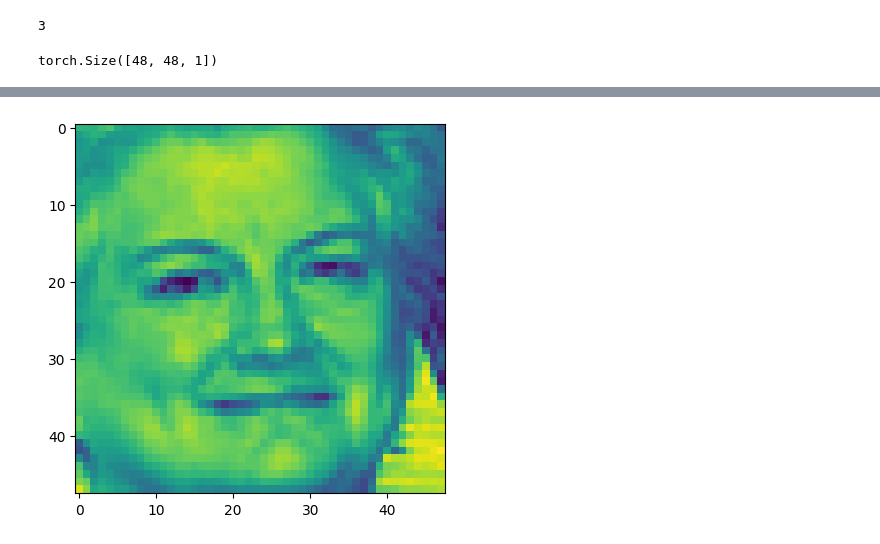
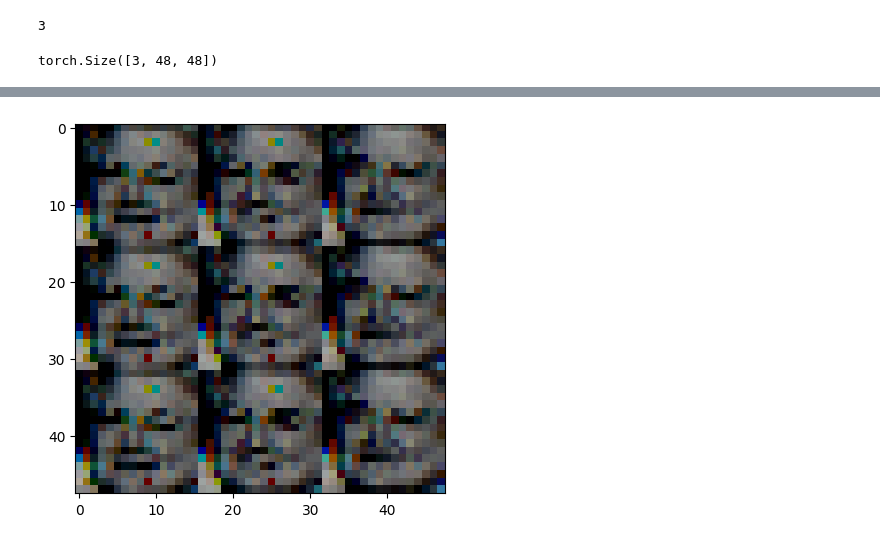
Before and after one commit to brainmentorspvtltd/IGDTU_PyTorchTraining, a Jupyter notebook: IG_FER_PyTorch.ipynb, the cells around one changed output, grey strips where cells are left out. Drawn from its saved outputs; the diff is of its cells as text; code cells hidden in the pictures.

```diff
--- a/IG_FER_PyTorch.ipynb
+++ b/IG_FER_PyTorch.ipynb
@@ -106,11 +128,34 @@ plt.imshow(test_img, cmap="gray")
 plt.show()
 # %% [output]
 [figure]
+# %%
+# Data Augmentation
+class Albumentation(object):
+  def __init__(self, split):
+    self.split = split
+    self.aug = albumentations.Compose([
+        albumentations.Normalize((0.5), (0.5)),
+        AT.ToTensor()
+    ])
+
+    if self.split == "train":
+      self.aug = albumentations.Compose([
+          albumentations.HorizontalFlip(),
+          albumentations.Cutout(2,2,2,0.5),
+          albumentations.GaussNoise(),
+          albumentations.Normalize((0.5), (0.5)),
+          AT.ToTensor()
+      ])
+
+  def __call__(self, img):
+    img = self.aug(image=img)['image']
+    return img
 # %%
 # Inherit Dataset class coming from data package
 class Dataset(data.Dataset):
-  def __init__(self, df):
+  def __init__(self, df, transforms):
     self.df = df
+    self.transforms = transforms
 
   def __len__(self):
     return len(self.df)
@@ -119,7 +164,9 @@ class Dataset(data.Dataset):
     # loading data - one image at a time
     x = self.df.iloc[index]["new_pixels"]
     x = np.array(x).reshape(48,48,1)
-    x = torch.tensor(x)
     y = self.df.iloc[index]["emotion"]
-    # x = torch.cat((x,),0)
+    if self.transforms:
+      x = self.transforms(x)
+
+    x = torch.cat((x,x,x),0)
     return x, y
@@ -132 +173,8 @@ training_set
+# %%
+# training_set = Dataset(train_df)
+train_transform = Albumentation("train")
+test_transform = Albumentation("test")
+# %%
+# training_set = Dataset(train_df)
+training_set = Dataset(train_df, train_transform)
 # %%
@@ -143,8 +191,8 @@ training_set[100][1]
 # %%
 training_set[100][0].shape
 # %% [output]
-torch.Size([48, 48, 1])
+torch.Size([3, 48, 48])
 # %%
-plt.imshow(training_set[100][0].squeeze())
+plt.imshow(training_set[100][0].reshape(48,48,3))
 plt.show()
 # %% [output]
@@ -151,4 +200,4 @@ plt.show()
-[figure, old version]
+[figure, new version]
 # %%
 # Custom CNN Architecture
 # Pre-trained CNN Architecture - VGG16, VGG19, Inception, ResNet50, ResNet101, ResNet152, MobileNet
```
Also changed, not shown: parts of 12 cells of this notebook.
